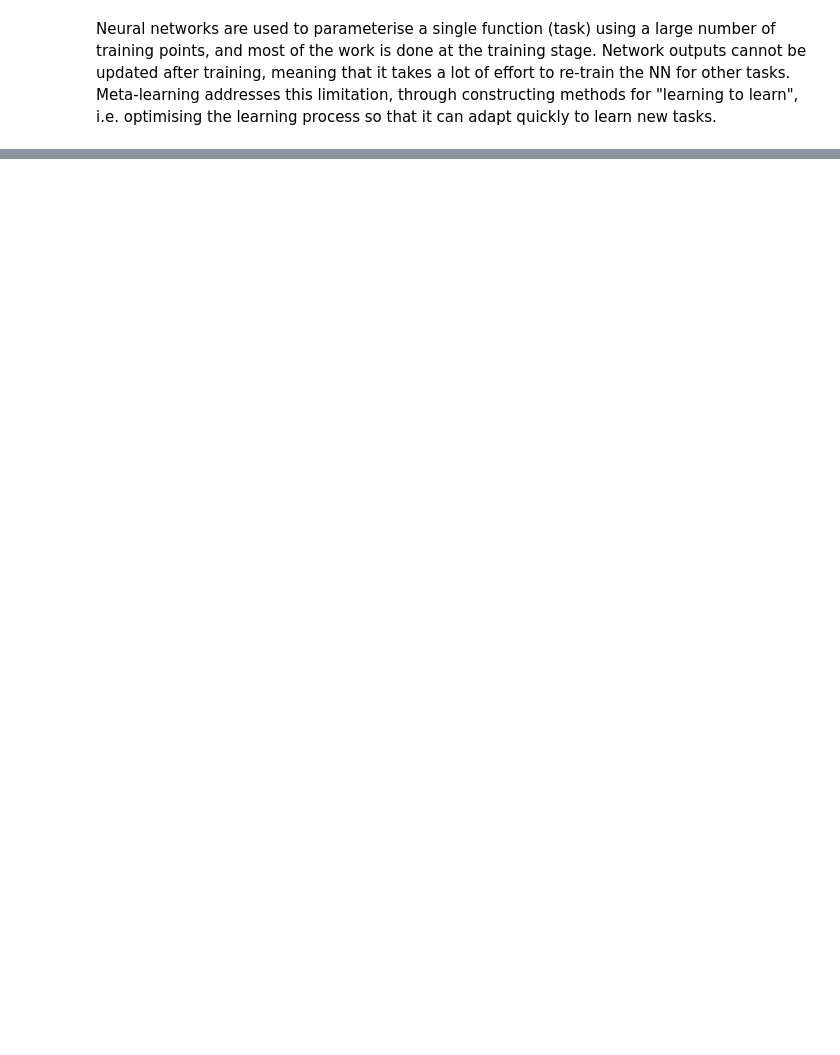
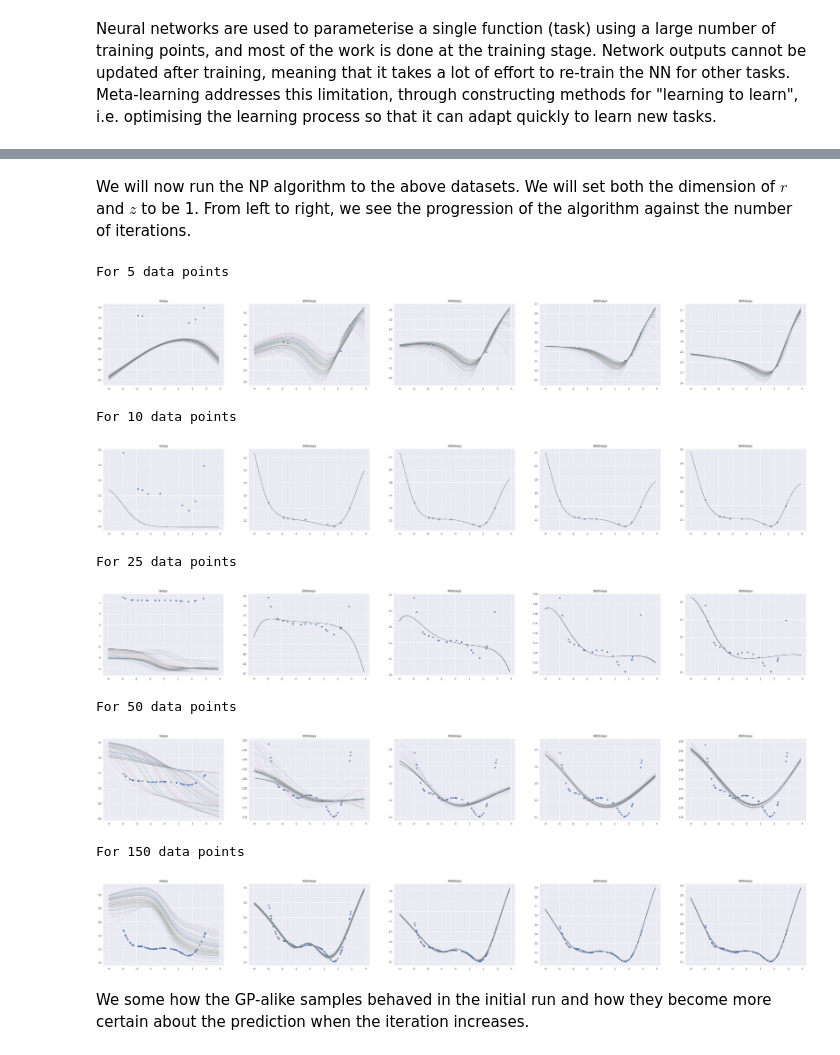
Before and after one commit to JTT94/neural_processes, a Jupyter notebook: notebooks/np.ipynb, the cells around one changed output, grey strips where cells are left out. Cells and saved outputs as stored; diff of their text form; code cells hidden in the pictures; blank space fills up the shorter version.

```diff
--- a/notebooks/np.ipynb
+++ b/notebooks/np.ipynb
@@ -12,0 +72,26 @@ Neural networks are used to parameterise a single function (task) using a large
+# %% [markdown]
+We will now run the NP algorithm to the above datasets. We will set both the dimension of $r$ and $z$ to be 1. From left to right, we see the progression of the algorithm against the number of iterations.
+# %%
+print("For 5 data points")
+display(Image("../5 samples.png", width=1200, height=200))
+print("For 10 data points")
+display(Image("../10 samples.png", width=1200, height=200))
+print("For 25 data points")
+display(Image("../25.png", width=1200, height=200))
+print("For 50 data points")
+display(Image("../50 samples.png", width=1200, height=200))
+print("For 150 data points")
+display(Image("../150 samples.png", width=1200, height=200))
+# %% [output]
+For 5 data points
+[figure, added]
+For 10 data points
+[figure, added]
+For 25 data points
+[figure, added]
+For 50 data points
+[figure, added]
+For 150 data points
+[figure, added]
+# %% [markdown]
+We some how the GP-alike samples behaved in the initial run and how they become more certain about the prediction when the iteration increases.
```
Also changed, not shown: parts of 29 cells of this notebook.
